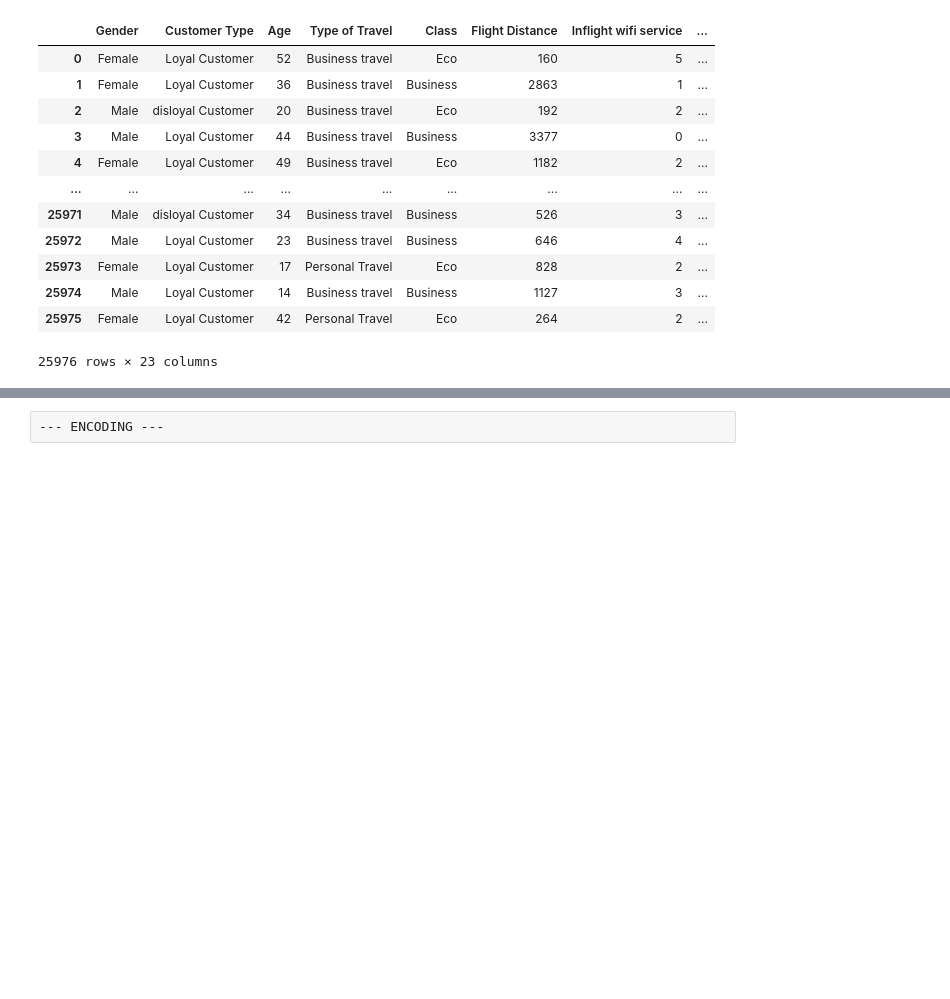
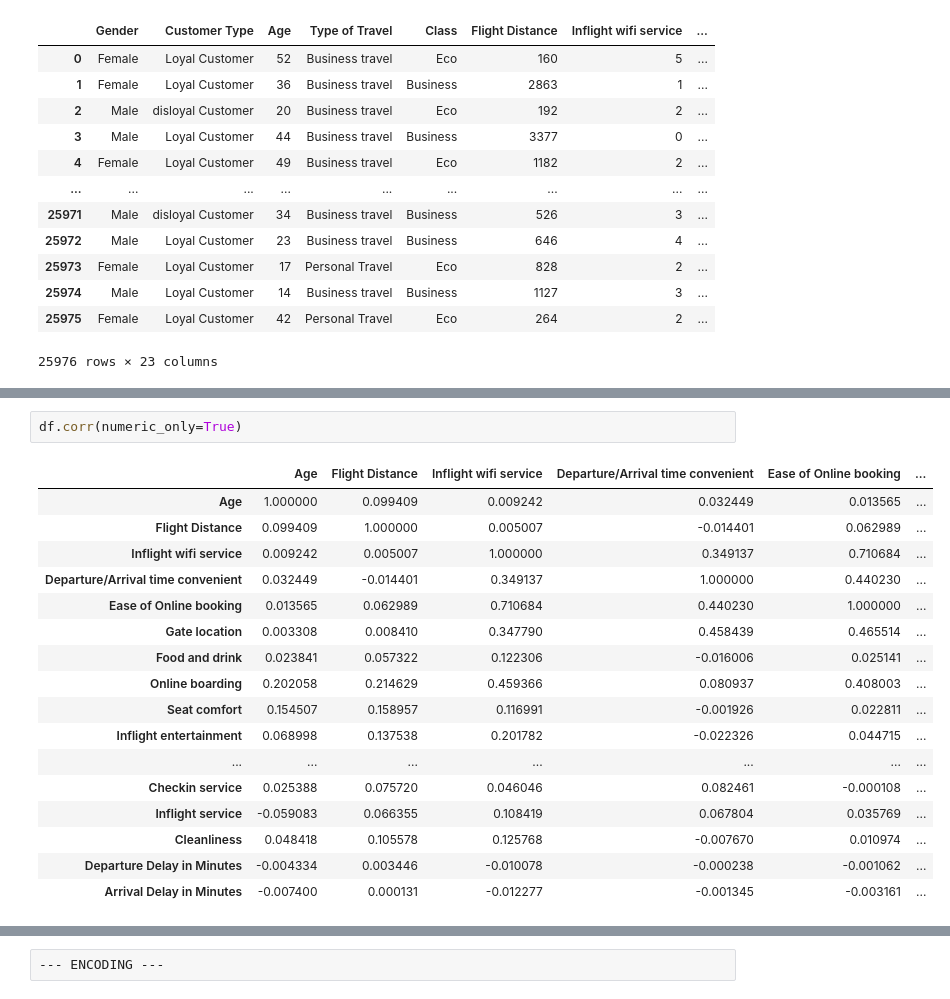
Before and after one commit to yukeshoff/Classification_ML_projects, a Jupyter notebook: ML PROJECT 2(classification).ipynb, the cells around one changed output, grey strips where cells are left out. Saved outputs shown, nothing was run; the diff lists cells and outputs as text; blank space fills up the shorter version.

```diff
--- a/ML PROJECT 2(classification).ipynb
+++ b/ML PROJECT 2(classification).ipynb
@@ -40,0 +61,20 @@ df
+# %%
+df.corr(numeric_only=True)
+# %% [output]
+|  | Age | Flight Distance | Inflight wifi service | Departure/Arrival time convenient | Ease of Online booking | ... |
+| Age | 1.000000 | 0.099409 | 0.009242 | 0.032449 | 0.013565 | ... |
+| Flight Distance | 0.099409 | 1.000000 | 0.005007 | -0.014401 | 0.062989 | ... |
+| Inflight wifi service | 0.009242 | 0.005007 | 1.000000 | 0.349137 | 0.710684 | ... |
+| Departure/Arrival time convenient | 0.032449 | -0.014401 | 0.349137 | 1.000000 | 0.440230 | ... |
+| Ease of Online booking | 0.013565 | 0.062989 | 0.710684 | 0.440230 | 1.000000 | ... |
+| Gate location | 0.003308 | 0.008410 | 0.347790 | 0.458439 | 0.465514 | ... |
+| Food and drink | 0.023841 | 0.057322 | 0.122306 | -0.016006 | 0.025141 | ... |
+| Online boarding | 0.202058 | 0.214629 | 0.459366 | 0.080937 | 0.408003 | ... |
+| Seat comfort | 0.154507 | 0.158957 | 0.116991 | -0.001926 | 0.022811 | ... |
+| Inflight entertainment | 0.068998 | 0.137538 | 0.201782 | -0.022326 | 0.044715 | ... |
+| ... | ... | ... | ... | ... | ... | ... |
+| Checkin service | 0.025388 | 0.075720 | 0.046046 | 0.082461 | -0.000108 | ... |
+| Inflight service | -0.059083 | 0.066355 | 0.108419 | 0.067804 | 0.035769 | ... |
+| Cleanliness | 0.048418 | 0.105578 | 0.125768 | -0.007670 | 0.010974 | ... |
+| Departure Delay in Minutes | -0.004334 | 0.003446 | -0.010078 | -0.000238 | -0.001062 | ... |
+| Arrival Delay in Minutes | -0.007400 | 0.000131 | -0.012277 | -0.001345 | -0.003161 | ... |
```
Also changed, not shown: parts of 101 cells of this notebook.
